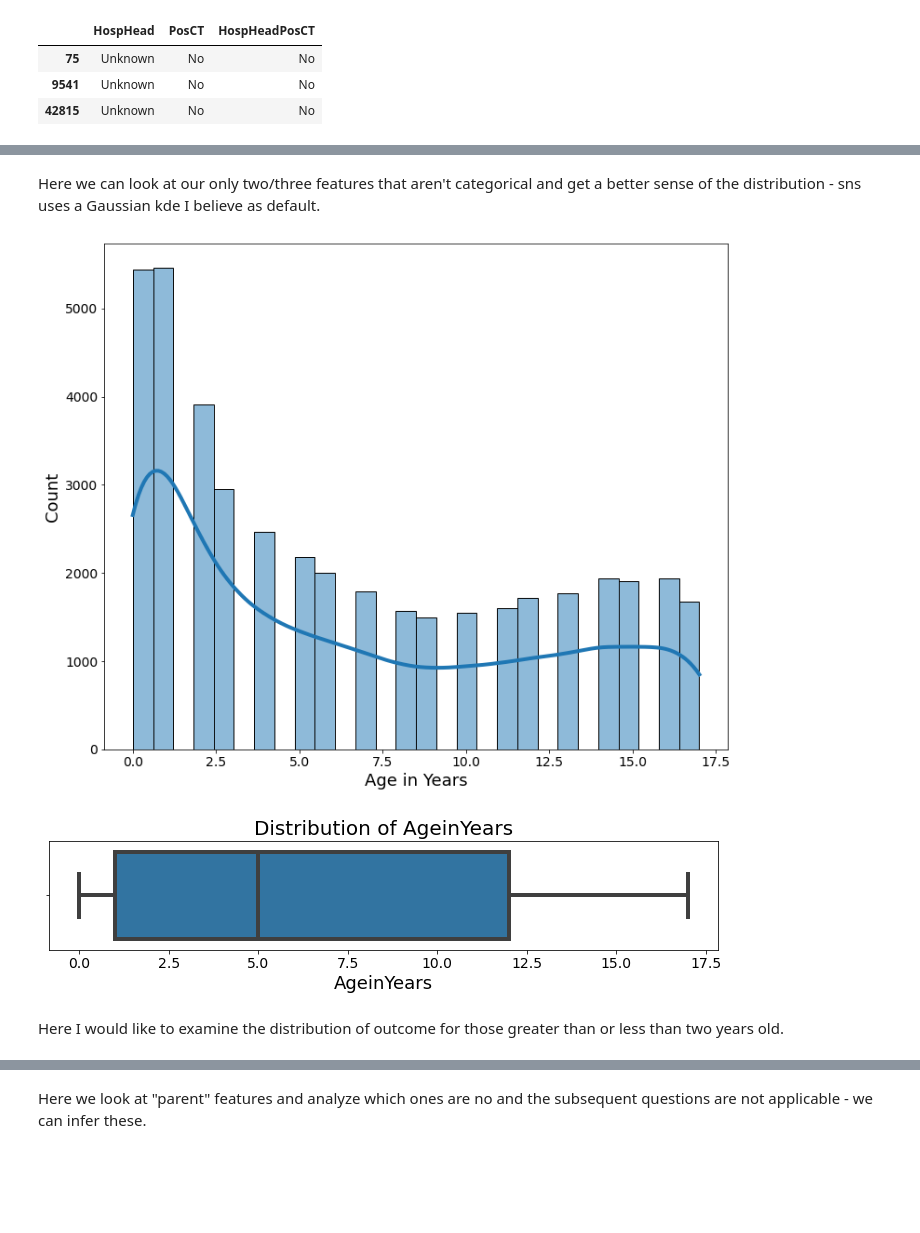
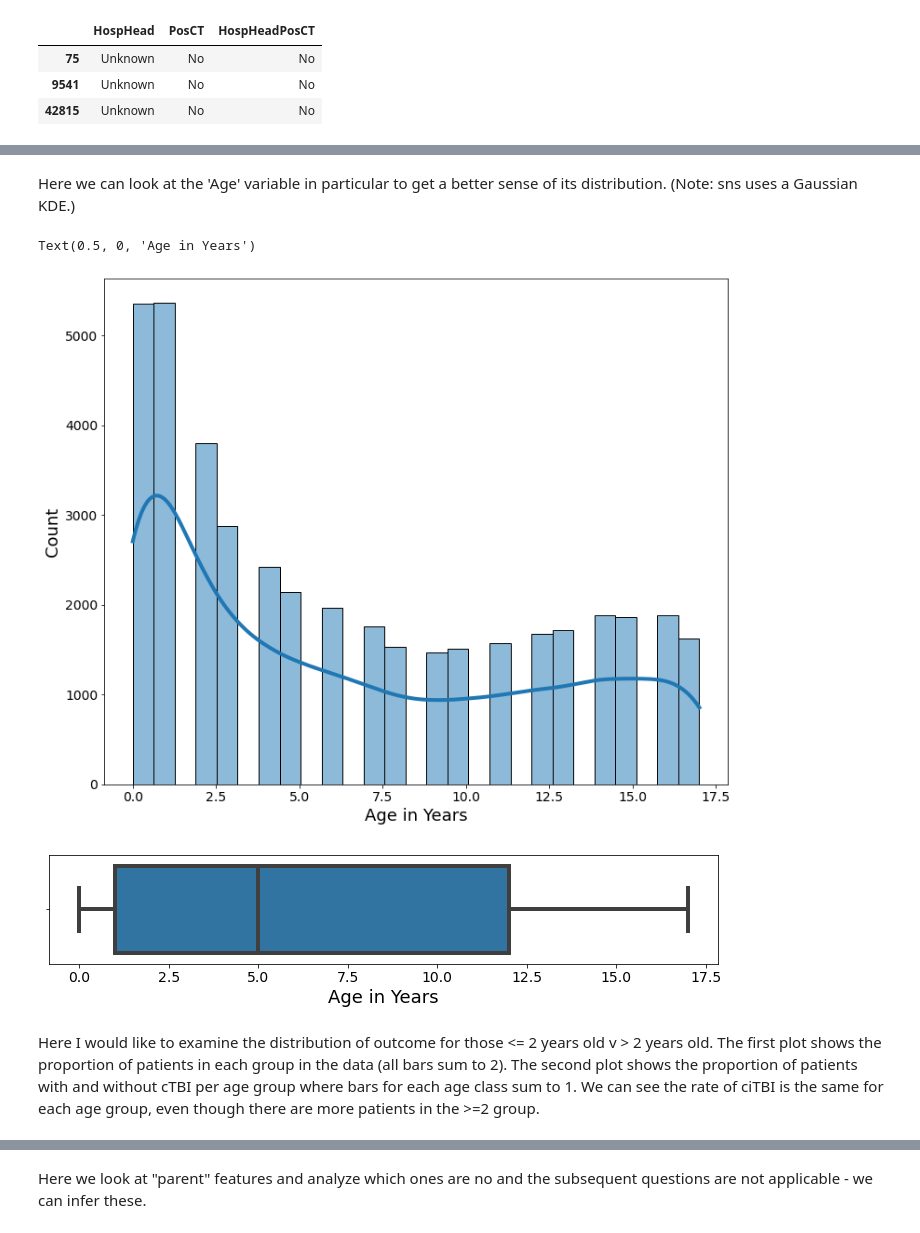
Before and after one commit to Yu-Group/clinical-rule-vetting, a Jupyter notebook: rulevetting/projects/tbi_pecarn/notebooks/00_eda.ipynb, the cells around one changed output, grey strips where cells are left out. Saved outputs shown, nothing was run; the diff lists cells and outputs as text; code cells hidden in the pictures; blank space fills up the shorter version.

```diff
--- a/rulevetting/projects/tbi_pecarn/notebooks/00_eda.ipynb
+++ b/rulevetting/projects/tbi_pecarn/notebooks/00_eda.ipynb
@@ -85,8 +84,8 @@ print(len(df_test))
 8486
 8486
 # %%
-# loading in the data - edit below path
-data_path = '/Users/marko/rule-vetting/data'
+# Load cleaned data
+data_path = "../../../../data/"
 df = Dataset().clean_data(data_path = data_path)
 # %% [output]
 Reading the raw CSVs... ['TBI PUD 10-08-2013.csv', 'TBI PUD Imaging.csv', 'TBI PUD Neuro.csv']
@@ -138,0 +158,5 @@ To decide if there are entire columns we would want to remove, it may prove luxu
+# %%
+df_orig = df.copy()
+df = df.loc[df['GCSTotal'] >= 14, :]
+print(len(df_orig))
+print(len(df))
@@ -149,27 +194,23 @@ Text(0, 0.5, 'Distribution of Rows')
 # %% [markdown]
-Here we can look at our only two/three features that aren't categorical and get a better sense of the distribution - sns uses a Gaussian kde I believe as default.
+Here we can look at the 'Age' variable in particular to get a better sense of its distribution.
+(Note: sns uses a Gaussian KDE.)
 # %%
 # looking at the distributions of data - this is a pseudo function - change top params
-dist_plot = True
-boxplot_plot = True
 feature = 'AgeinYears'
-title = f'Distribution of {feature}'
 
-if dist_plot:
-    fig, ax = plt.subplots(figsize=(12,10))
-    sns.histplot(data=df, x=feature, kde=True)
-    plt.xlabel("Age in Years")
-    plt.savefig("figs/" + f"age_dist.png", dpi=350)
+fig, ax = plt.subplots(figsize=(12,10))
+sns.histplot(data=df, x=feature, kde=True)
+plt.xlabel("Age in Years")
+plt.savefig("figs/" + f"age_dist.png", dpi=350)
 
-if boxplot_plot:
-    fig, ax = plt.subplots(figsize=(12,2))
-    ax.set_title(title)
-    plt.xlabel("Age in Years")
-    ax = sns.boxplot(data=df, x=feature)
+fig, ax = plt.subplots(figsize=(12,2))
+ax = sns.boxplot(data=df, x=feature)
+plt.xlabel("Age in Years")
 # %% [output]
+Text(0.5, 0, 'Age in Years')
-[figure, old version]
+[figure, new version]
-[figure, old version]
+[figure, new version]
-# %% [markdown]
-Here I would like to examine the distribution of outcome for those greater than or less than two years old.
+# %% [markdown]
+Here I would like to examine the distribution of outcome for those <= 2 years old v > 2 years old. The first plot shows the proportion of patients in each group in the data (all bars sum to 2). The second plot shows the proportion of patients with and without cTBI per age group where bars for each age class sum to 1. We can see the rate of ciTBI is the same for each age group, even though there are more patients in the >=2 group.
 # %%
 df2 = df.copy()
```
Also changed, not shown: parts of 59 cells of this notebook, 1 other file.
